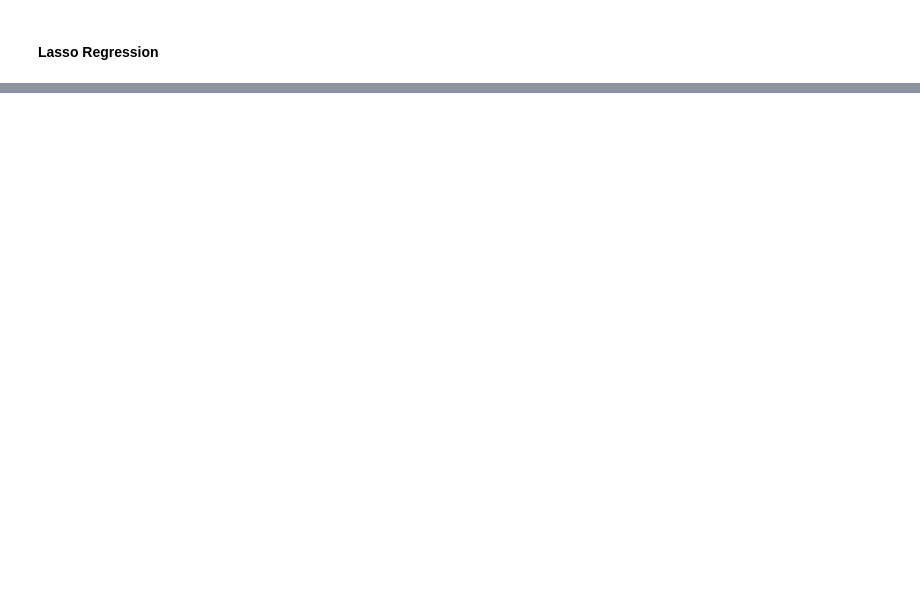
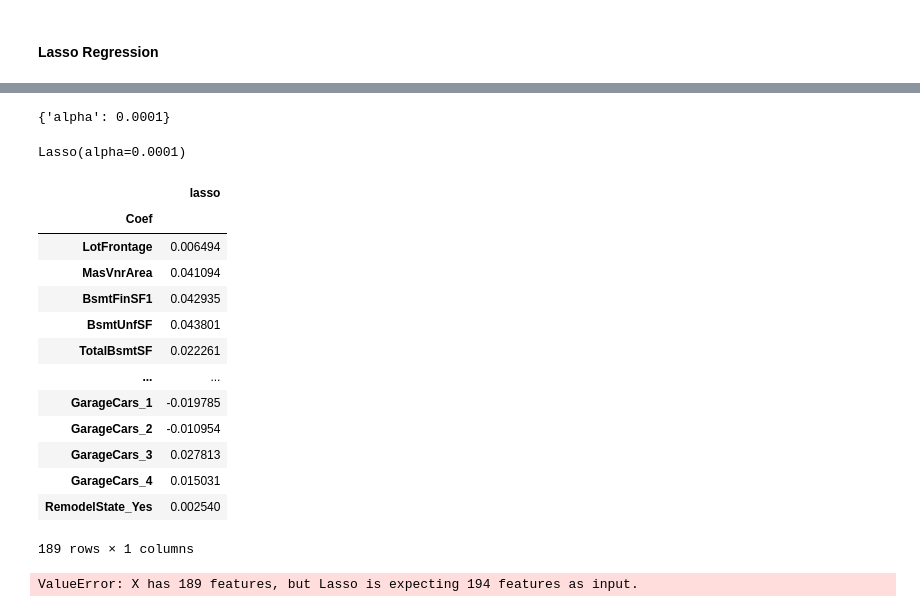
Before and after one commit to npalupunoori/AustrilianHousingCaseStudy, a Jupyter notebook: NarenReddy_Palupunoori.ipynb, the cells around one changed output, grey strips where cells are left out. Saved outputs shown, nothing was run; the diff lists cells and outputs as text; code cells hidden in the pictures; blank space fills up the shorter version.

```diff
--- a/NarenReddy_Palupunoori.ipynb
+++ b/NarenReddy_Palupunoori.ipynb
@@ -1676,5 +1774,21 @@ Xtest_ridge = Xtest.drop(ridge_to_drop)
 # %%
 lasso_to_drop = ['OverallQual_10', 'OverallQual_9', 'FullBath_3', 'LotArea', 'GrLivArea']
 
-Xtrain_lasso = Xtrain.drop(lasso_to_drop)
-Xtest_lasso = Xtest.drop(lasso_to_drop)
+Xtrain_lasso = Xtrain.drop(lasso_to_drop, axis =1)
+Xtest_lasso = Xtest.drop(lasso_to_drop, axis =1)
+# %%
+params = {'alpha': [0.0001, 0.001, 0.01, 0.05, 0.1,
+ 0.2, 0.3, 0.4, 0.5, 0.6, 0.7, 0.8, 0.9, 1.0, 2.0, 3.0,
+ 4.0, 5.0, 6.0, 7.0, 8.0, 9.0, 10.0, 20, 50, 100, 500, 1000 ]}
+
+lasso = Lasso()
+
+# cross validation
+folds = 5
+model_cv = GridSearchCV(estimator = lasso,
+                        param_grid = params,
+                        scoring= 'neg_mean_absolute_error',
+                        cv = folds,
+                        return_train_score=True,
+                        verbose = 1)
+model_cv.fit(Xtrain_lasso, ytrain)
@@ -1680,0 +1804,38 @@ Xtest_lasso = Xtest.drop(lasso_to_drop)
+# %%
+# Printing the best hyperparameter alpha
+print(model_cv.best_params_)
+# %% [output]
+{'alpha': 0.0001}
+# %%
+alpha = 0.0001
+lasso = Lasso(alpha=alpha)
+
+lasso.fit(Xtrain, ytrain)
+# %% [output]
+Lasso(alpha=0.0001)
+# %%
+betas_lasso = pd.DataFrame(index=Xtrain_lasso.columns)
+betas_lasso.index.name = 'Coef'
+betas_lasso.rows = Xtrain_lasso.columns
+betas_lasso['lasso'] = ridge.coef_
+betas_lasso
+# %% [output]
+|  | lasso |
+| Coef |  |
+| LotFrontage | 0.006494 |
+| MasVnrArea | 0.041094 |
+| BsmtFinSF1 | 0.042935 |
+| BsmtUnfSF | 0.043801 |
+| TotalBsmtSF | 0.022261 |
+| ... | ... |
+| GarageCars_1 | -0.019785 |
+| GarageCars_2 | -0.010954 |
+| GarageCars_3 | 0.027813 |
+| GarageCars_4 | 0.015031 |
+| RemodelState_Yes | 0.002540 |
+189 rows × 1 columns
+# %%
+ytrain_pred = lasso.predict(Xtrain_lasso)
+ytest_pred = lasso.predict(Xtest_lasso)
+# %% [output]
+ValueError: X has 189 features, but Lasso is expecting 194 features as input.
```
Also changed, not shown: parts of 16 cells of this notebook.
